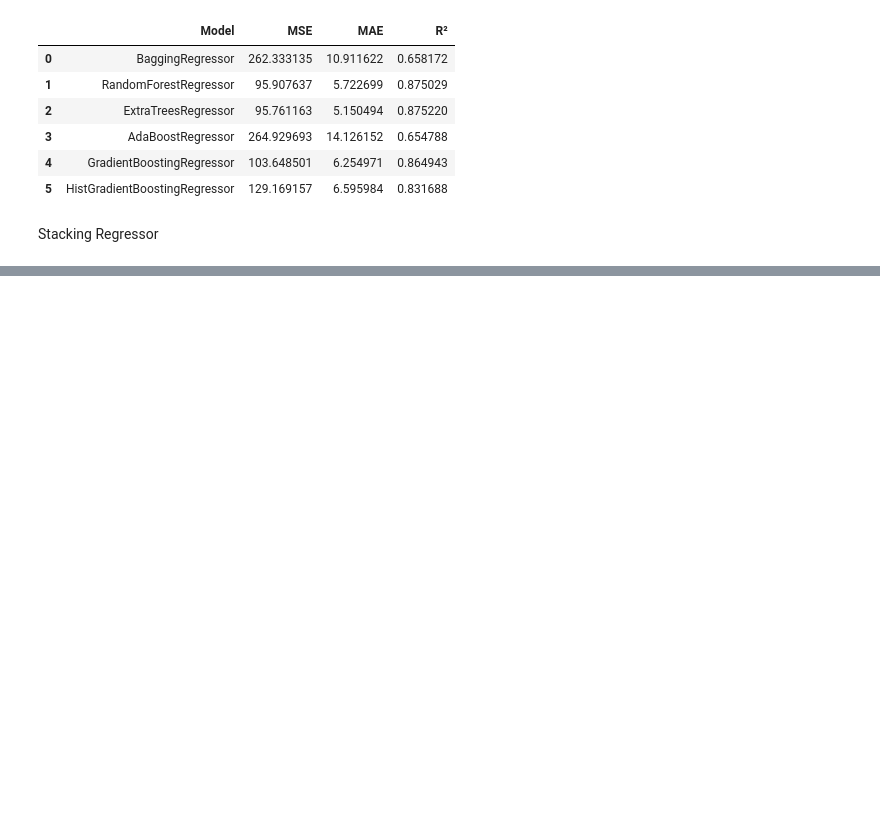
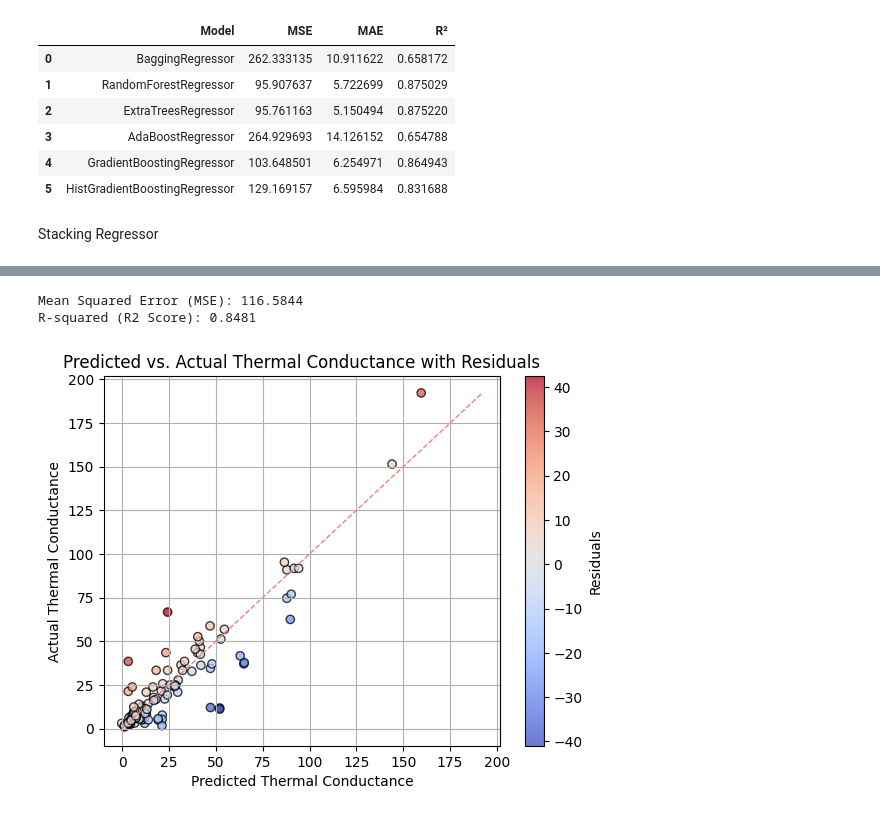
Before and after one commit to ariahosseini/TradML, a Jupyter notebook: ML_Interfacial_Thermal_Resistance.ipynb, the cells around one changed output, grey strips where cells are left out. Cells and saved outputs as stored; diff of their text form; code cells hidden in the pictures; blank space fills up the shorter version.

```diff
--- a/ML_Interfacial_Thermal_Resistance.ipynb
+++ b/ML_Interfacial_Thermal_Resistance.ipynb
@@ -494,0 +501,29 @@ plt.show()
+# %%
+%%time
+param_grid = {
+              "max_depth": [6, 8, 10],
+              "reg_alpha": [0, 0.2],
+              "reg_lambda": [1.0, 3.0, 5.0],
+              "colsample_bytree": [0.6, 0.65],
+              "colsample_bylevel": [0.65, 0.7],
+              "colsample_bynode": [0.75, 0.8, 0.85],
+              }
+
+
+
+grid_search = GridSearchCV(estimator = xgb.XGBRegressor(objective="reg:squarederror",
+                                                         seed=42,
+                                                         subsample=0.7,
+                                                         early_stopping_rounds=20,
+                                                        ),
+                           param_grid=param_grid,
+                           scoring="neg_root_mean_squared_error",
+                           verbose=0,
+                           n_jobs=4,
+                           cv=5)
+
+grid_search.fit(X_train,
+                y_train,
+                verbose=False,
+                eval_set=[(X_test, y_test)]
+                )
@@ -494,0 +570,27 @@ plt.show()
+# %%
+y_pred = grid_search.best_estimator_.predict(X_test)
+# %%
+mse = mean_squared_error(y_test, y_pred)
+r2 = r2_score(y_test, y_pred)
+
+print(f"Mean Squared Error (MSE): {mse:.4f}")
+print(f"R-squared (R2 Score): {r2:.4f}")
+# %% [output]
+Mean Squared Error (MSE): 116.5844
+R-squared (R2 Score): 0.8481
+# %%
+residuals = y_test.to_numpy().flatten() - y_pred
+min_val = min(min(y_pred), min(y_test))
+max_val = max(max(y_pred), max(y_test))
+
+plt.scatter(y_pred, y_test, c=residuals, cmap='coolwarm', edgecolor='k', alpha=0.75)
+plt.plot([min_val, max_val], [min_val, max_val], color='lightcoral', linestyle='--', linewidth=1)
+
+plt.colorbar(label='Residuals')
+plt.xlabel("Predicted Thermal Conductance")
+plt.ylabel("Actual Thermal Conductance")
+plt.title("Predicted vs. Actual Thermal Conductance with Residuals")
+plt.grid(True)
+plt.show()
+# %% [output]
+[figure, added]
```
Also changed, not shown: parts of 25 cells of this notebook.
